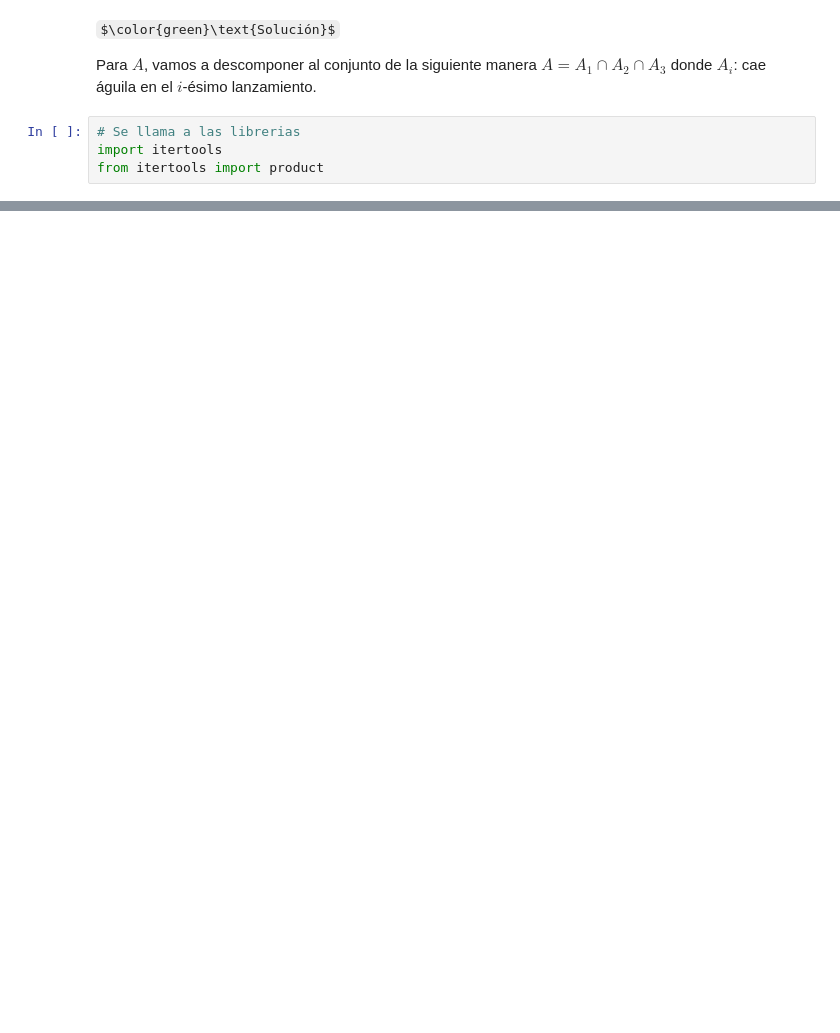
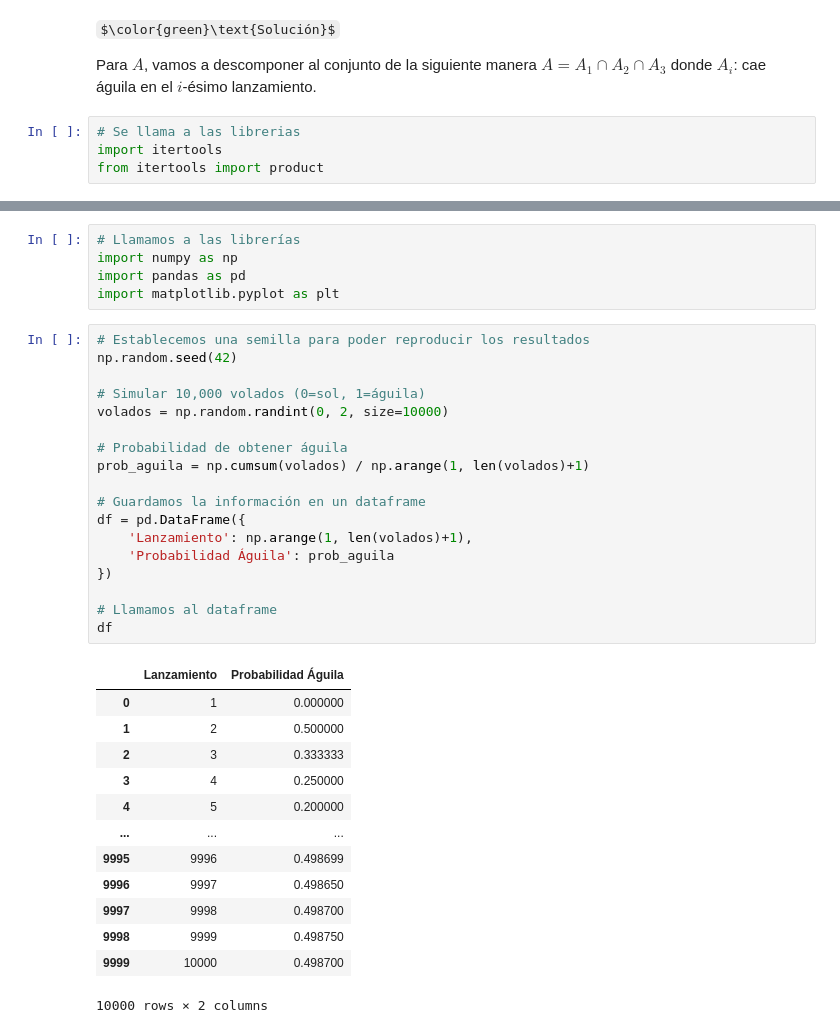
Before and after one commit to HarVazCo/Diplomado_TEyMD, a Jupyter notebook: Modulo2/Proyecto_final/Espacio_de_probabilidad.ipynb, the cells around one changed output, grey strips where cells are left out. Saved outputs shown, nothing was run; the diff lists cells and outputs as text; some formulas as TeX source; blank space fills up the shorter version.

```diff
--- a/Modulo2/Proyecto_final/Espacio_de_probabilidad.ipynb
+++ b/Modulo2/Proyecto_final/Espacio_de_probabilidad.ipynb
@@ -77,0 +212,37 @@ P(A)= 0.125
+# %%
+# Llamamos a las librerías
+import numpy as np
+import pandas as pd
+import matplotlib.pyplot as plt
+# %%
+# Establecemos una semilla para poder reproducir los resultados
+np.random.seed(42)
+
+# Simular 10,000 volados (0=sol, 1=águila)
+volados = np.random.randint(0, 2, size=10000)
+
+# Probabilidad de obtener águila
+prob_aguila = np.cumsum(volados) / np.arange(1, len(volados)+1)
+
+# Guardamos la información en un dataframe
+df = pd.DataFrame({
+    'Lanzamiento': np.arange(1, len(volados)+1),
+    'Probabilidad Águila': prob_aguila
+})
+
+# Llamamos al dataframe
+df
+# %% [output]
+|  | Lanzamiento | Probabilidad Águila |
+| 0 | 1 | 0.000000 |
+| 1 | 2 | 0.500000 |
+| 2 | 3 | 0.333333 |
+| 3 | 4 | 0.250000 |
+| 4 | 5 | 0.200000 |
+| ... | ... | ... |
+| 9995 | 9996 | 0.498699 |
+| 9996 | 9997 | 0.498650 |
+| 9997 | 9998 | 0.498700 |
+| 9998 | 9999 | 0.498750 |
+| 9999 | 10000 | 0.498700 |
+10000 rows × 2 columns
```
Also changed, not shown: parts of 15 cells of this notebook.
